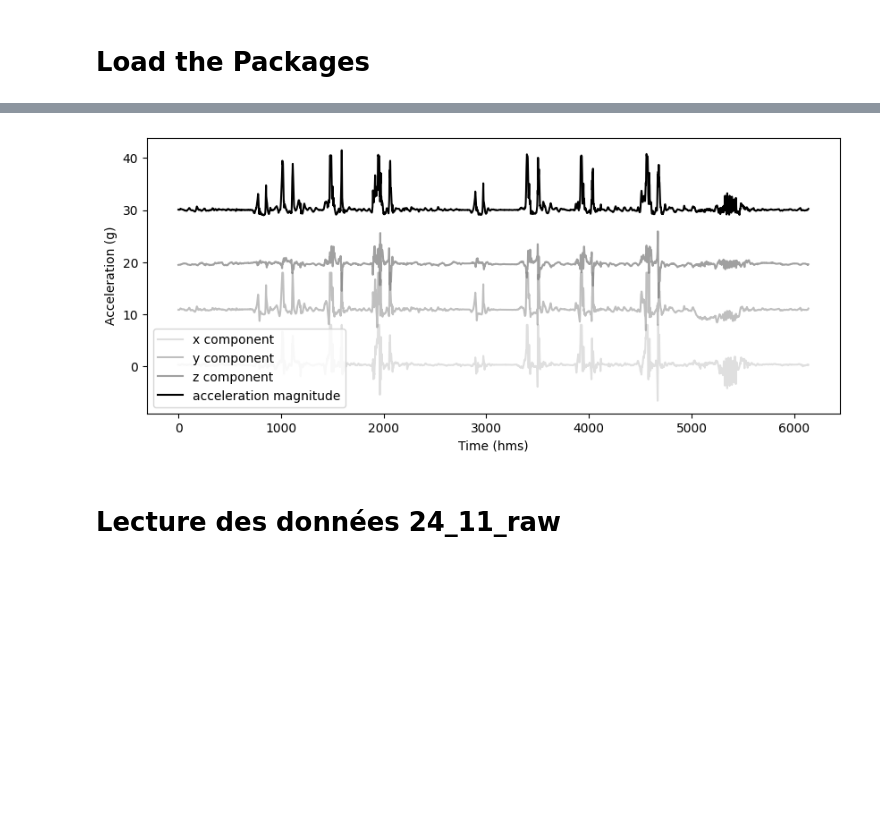
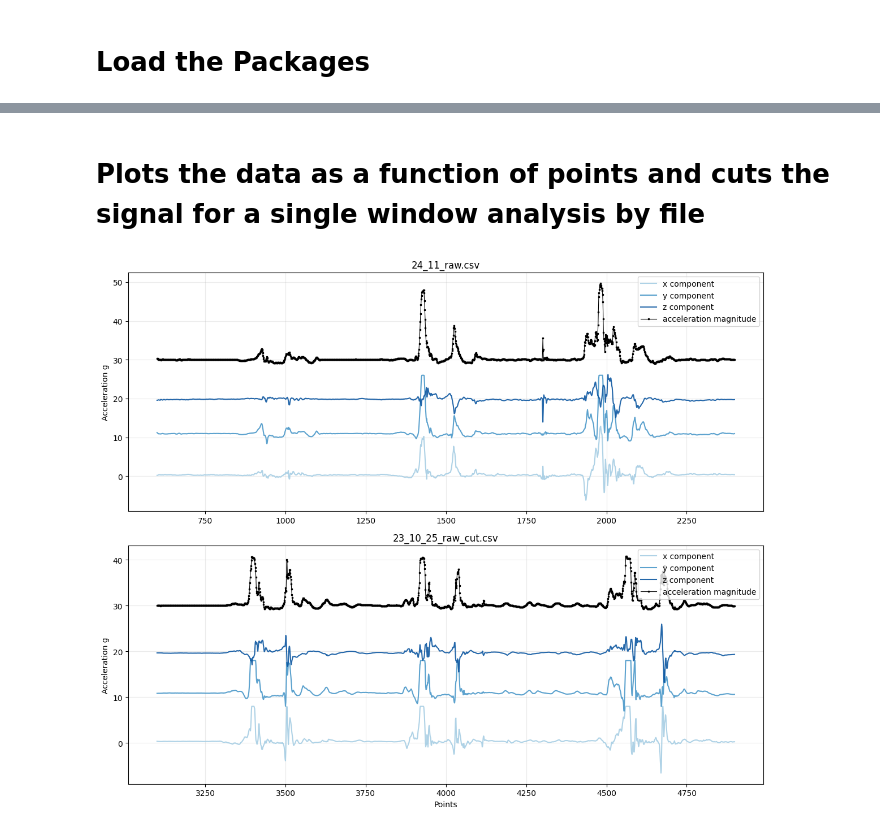
Before and after one commit to TevaSemStudent/HAH913E_Physical_Activity_Accelerometry_Project, a Jupyter notebook: Python_acc/Code_2.ipynb, the cells around one changed output, grey strips where cells are left out. Cells and saved outputs as stored; diff of their text form; code cells hidden in the pictures; blank space fills up the shorter version.

```diff
--- a/Python_acc/Code_2.ipynb
+++ b/Python_acc/Code_2.ipynb
@@ -64,20 +143,65 @@ plt.show()
+# %% [markdown]
+# Plots the data as a function of points and cuts the signal for a single window analysis by file
 # %%
-acceleration = np.sqrt(data['x']**2 + data['y']**2 + data['z']**2) - 1
+# Ranges of points to extract for each file
+ranges = [
+    (600, 2400),    # Range applied to data_list[0]
+    (3100, 4900)    # Range applied to data_list[1]
+]
 
-# Affichage des données
-plt.figure(figsize=(10, 4))
-plt.plot(-data['x'], color='gray', alpha=0.25, label='x component')
-plt.plot(-data['y']+10, color='gray', alpha=0.5, label='y component')
-plt.plot(-data['z']+20, color='gray', alpha=0.75, label='z component')
-plt.plot(acceleration+30, color='k', label='acceleration magnitude')
-#plt.plot(data['t'], data['x'] - data['y'], color='b')
-plt.xlabel('Time (hms)')
-plt.ylabel('Acceleration (g)')
-#plt.xlim([0, 4600])
-#plt.ylim([-10, -6])
-plt.legend()
+# Creates one subplot per file
+fig, axes = plt.subplots(len(data_list), 1, figsize=(12, 10))
+
+# Retrieves three shades of blue from the function
+blue1, blue2, blue3 = get_blue_colors()
+
+# Iterates through subplots, DataFrames, filenames, and ranges at once
+for ax, df, f, (start, end) in zip(axes, data_list, files, ranges):
+
+    # Selects the portion of the data corresponding to the chosen range
+    sub = df.iloc[start:end].copy()
+
+    # Computes the magnitude of acceleration for the selected interval
+    acceleration = np.sqrt(sub["x"]**2 + sub["y"]**2 + sub["z"]**2) - 1
+
+    # Plots the x component of acceleration
+    ax.plot(-sub["x"], color=blue1, alpha=0.9, label="x component")
+
+    # Plots the y component shifted upward for readability
+    ax.plot(-sub["y"] + 10, color=blue2, alpha=0.9, label="y component")
+
+    # Plots the z component shifted further upward
+    ax.plot(-sub["z"] + 20, color=blue3, alpha=0.9, label="z component")
+
+    # Plots the acceleration magnitude and shifts it again
+    ax.plot(
+        acceleration + 30,
+        color="k",
+        marker="s",
+        markersize=2,
+        linewidth=0.8,
+        label="acceleration magnitude"
+    )
+
+    # Adds a label to the vertical axis
+    ax.set_ylabel("Acceleration g")
+
+    # Adds a light grid to help reading the curves
+    ax.grid(True, alpha=0.25)
+
+    # Displays the legend for each subplot
+    ax.legend(loc="upper right")
+
+    # Displays the file name as the title of the subplot
+    ax.set_title(os.path.basename(f))
+
+# Adds the x axis label to the last subplot only
+axes[-1].set_xlabel("Points")
+
+# Adjusts layout spacing for clean display
+plt.tight_layout()
+
+# Displays the final figure
 plt.show()
 # %% [output]
-[figure, old version]
+[figure, new version]
-# %% [markdown]
-# Lecture des données 24_11_raw
```
Also changed, not shown: parts of 13 cells of this notebook.
